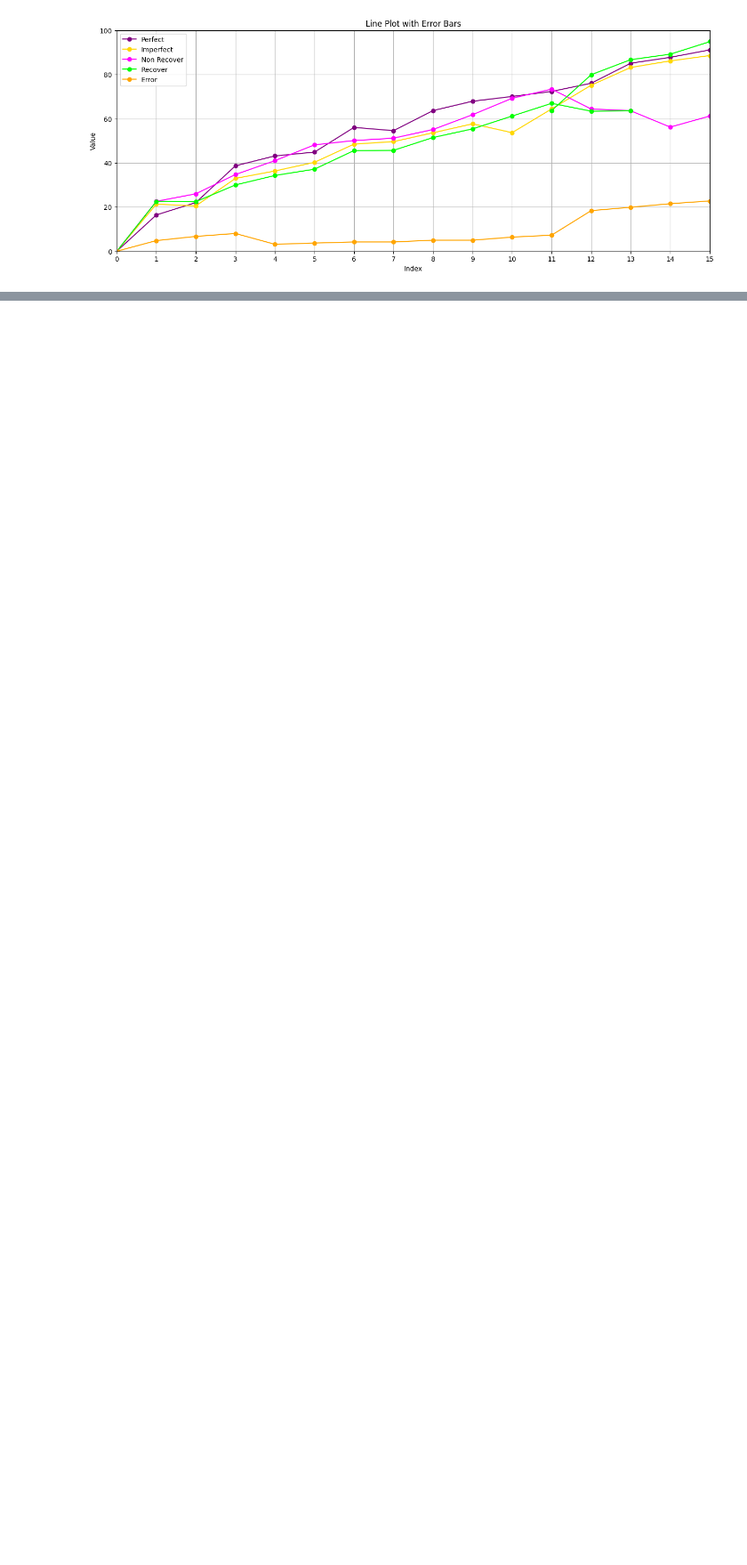
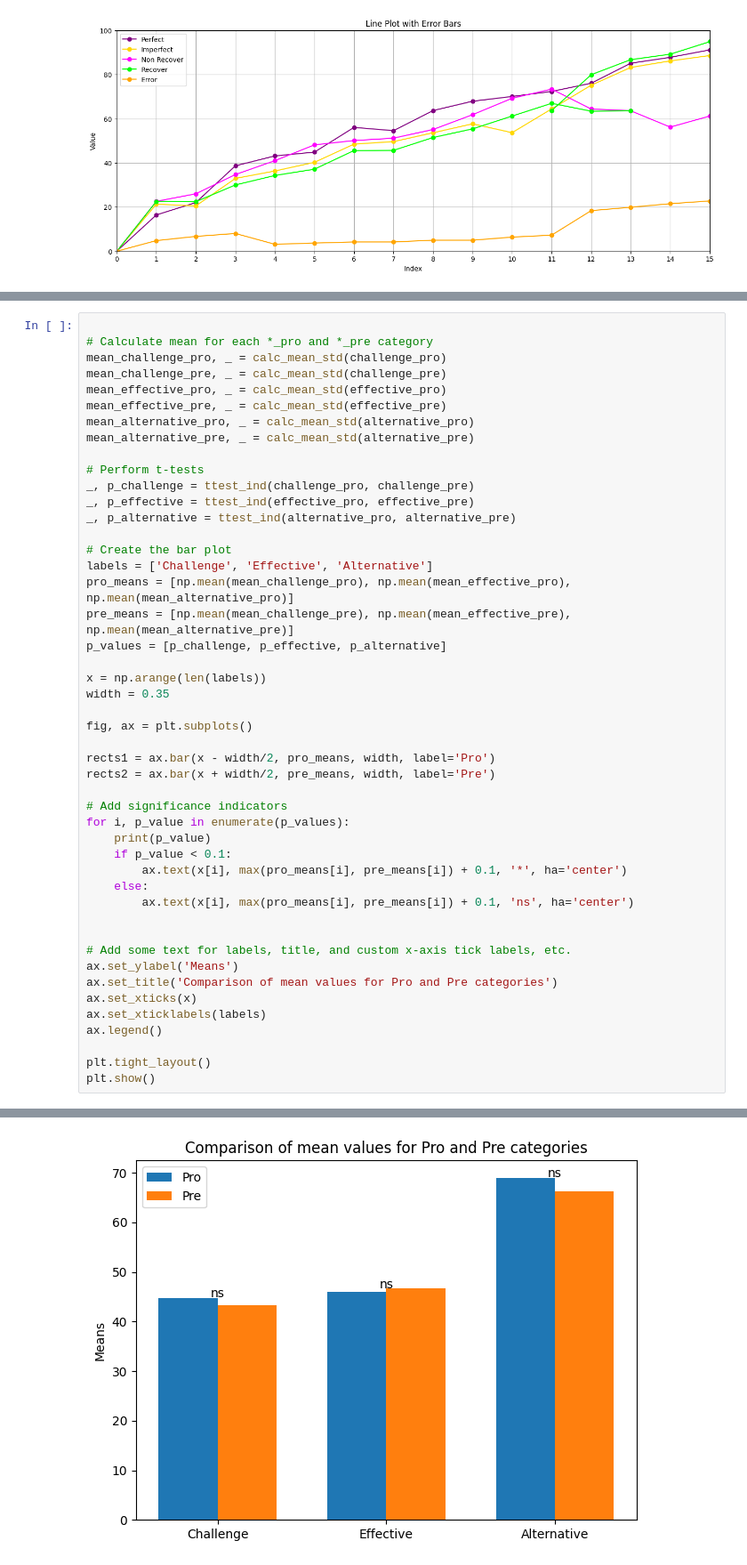
Before and after one commit to HangYu8123/Online_study_website, a Jupyter notebook: Phase_2/data/data_ana_phase2.ipynb, the cells around one changed output, grey strips where cells are left out. Shown: that part at 89% size. Drawn from its saved outputs; the diff is of its cells as text; blank space fills up the shorter version.

```diff
--- a/Phase_2/data/data_ana_phase2.ipynb
+++ b/Phase_2/data/data_ana_phase2.ipynb
@@ -276,0 +377,48 @@ plt.show()
+# %%
+
+# Calculate mean for each *_pro and *_pre category
+mean_challenge_pro, _ = calc_mean_std(challenge_pro)
+mean_challenge_pre, _ = calc_mean_std(challenge_pre)
+mean_effective_pro, _ = calc_mean_std(effective_pro)
+mean_effective_pre, _ = calc_mean_std(effective_pre)
+mean_alternative_pro, _ = calc_mean_std(alternative_pro)
+mean_alternative_pre, _ = calc_mean_std(alternative_pre)
+
+# Perform t-tests
+_, p_challenge = ttest_ind(challenge_pro, challenge_pre)
+_, p_effective = ttest_ind(effective_pro, effective_pre)
+_, p_alternative = ttest_ind(alternative_pro, alternative_pre)
+
+# Create the bar plot
+labels = ['Challenge', 'Effective', 'Alternative']
+pro_means = [np.mean(mean_challenge_pro), np.mean(mean_effective_pro), np.mean(mean_alternative_pro)]
+pre_means = [np.mean(mean_challenge_pre), np.mean(mean_effective_pre), np.mean(mean_alternative_pre)]
+p_values = [p_challenge, p_effective, p_alternative]
+
+x = np.arange(len(labels))
+width = 0.35
+
+fig, ax = plt.subplots()
+
+rects1 = ax.bar(x - width/2, pro_means, width, label='Pro')
+rects2 = ax.bar(x + width/2, pre_means, width, label='Pre')
+
+# Add significance indicators
+for i, p_value in enumerate(p_values):
+    print(p_value)
+    if p_value < 0.1:
+        ax.text(x[i], max(pro_means[i], pre_means[i]) + 0.1, '*', ha='center')
+    else:
+        ax.text(x[i], max(pro_means[i], pre_means[i]) + 0.1, 'ns', ha='center')
+
+
+# Add some text for labels, title, and custom x-axis tick labels, etc.
+ax.set_ylabel('Means')
+ax.set_title('Comparison of mean values for Pro and Pre categories')
+ax.set_xticks(x)
+ax.set_xticklabels(labels)
+ax.legend()
+
+plt.tight_layout()
+plt.show()
+# %% [output]
@@ -276,0 +428 @@ plt.show()
+[figure, added]
```
Also changed, not shown: parts of 7 cells of this notebook, 5 other files.
